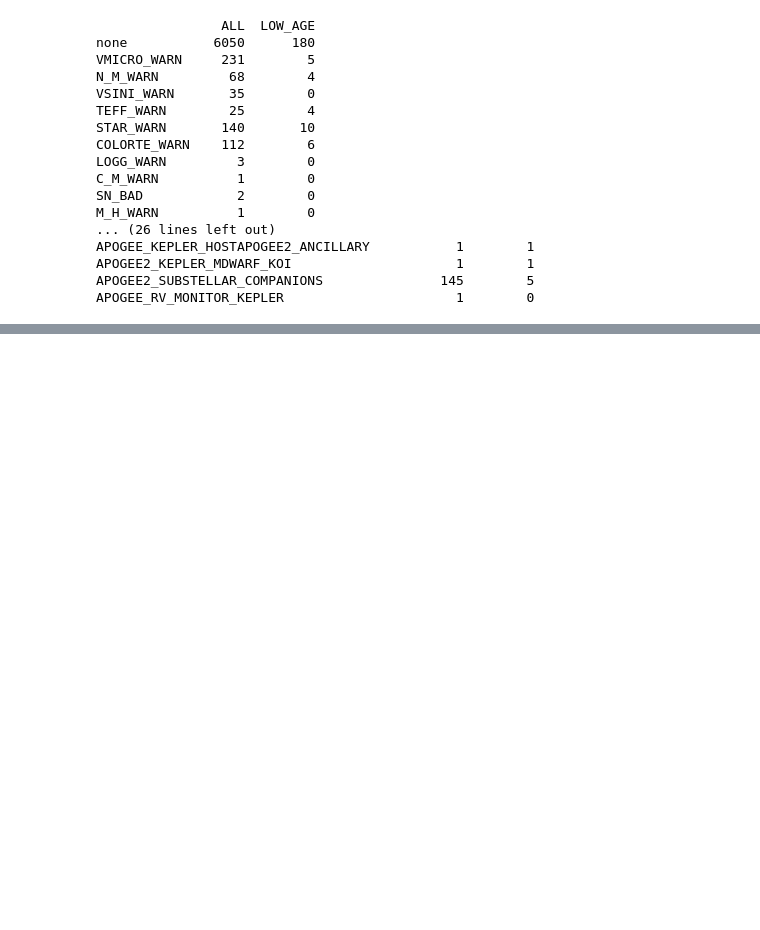
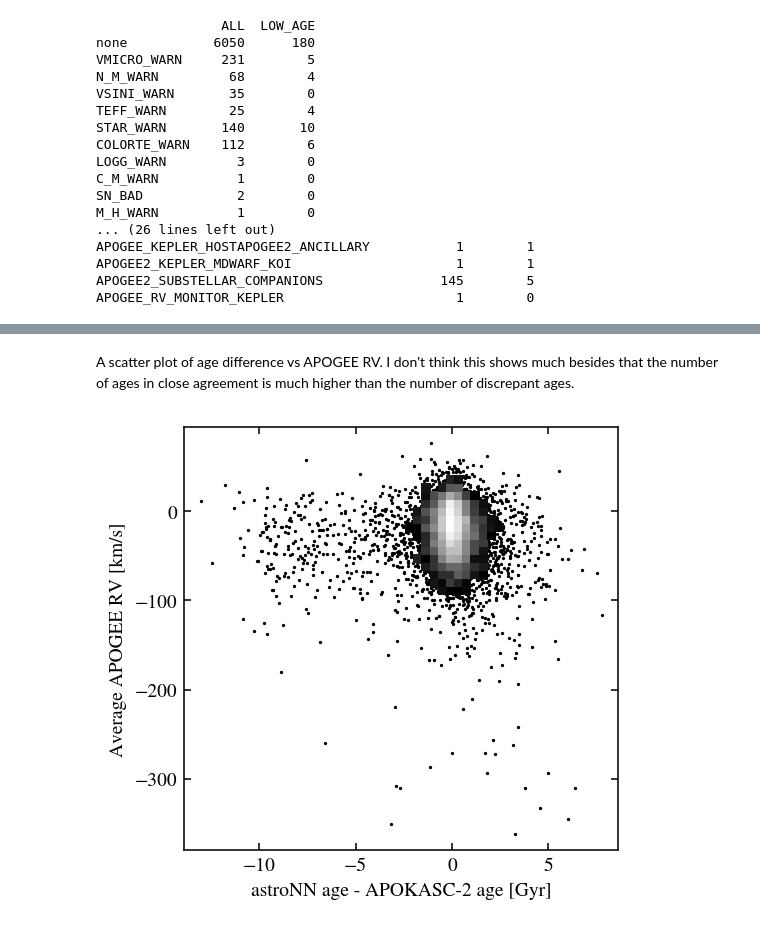
Before and after one commit to lodubay/first-year-project, a Jupyter notebook: compare_ages.ipynb, the cells around one changed output, grey strips where cells are left out. Drawn from its saved outputs; the diff is of its cells as text; code cells hidden in the pictures; blank space fills up the shorter version.

```diff
--- a/compare_ages.ipynb
+++ b/compare_ages.ipynb
@@ -297,0 +313,10 @@ plt.show()
+# %% [markdown]
+A scatter plot of age difference vs APOGEE RV. I don't think this shows much besides that the number of ages in close agreement is much higher than the number of discrepant ages.
+# %%
+fig, ax = plt.subplots()
+scatter_hist(ax, ages['AGE_DIFF'], ages['VHELIO_AVG'])
+ax.set_xlabel('astroNN age - APOKASC-2 age [Gyr]')
+ax.set_ylabel('Average APOGEE RV [km/s]')
+plt.show()
+# %% [output]
+[figure, added]
```
Also changed, not shown: parts of 16 cells of this notebook.
